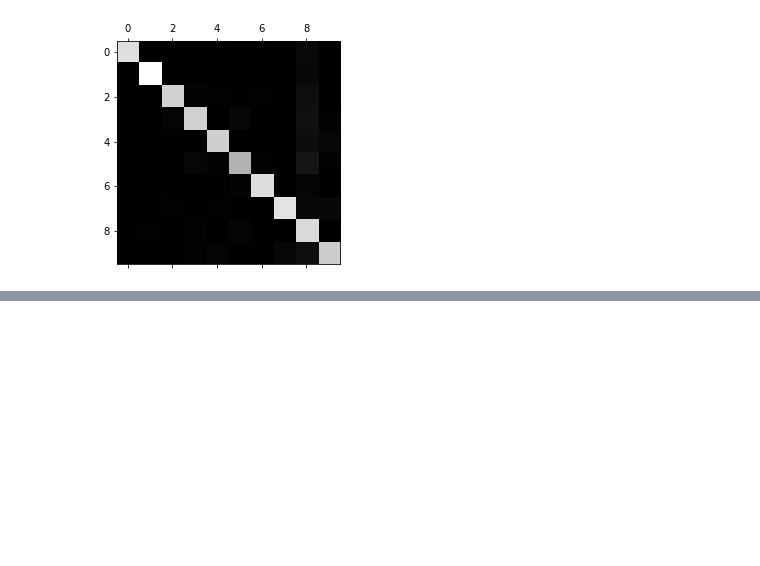
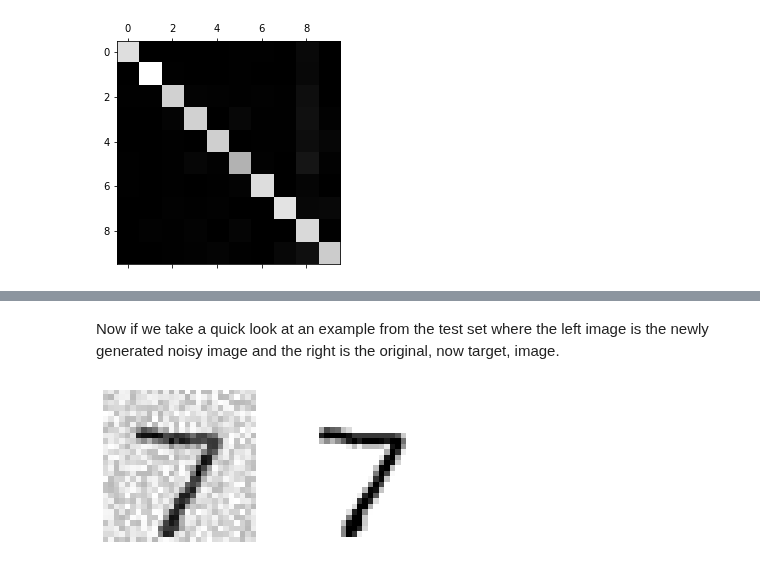
Before and after one commit to mcnewcp/book-geron-ml-sklearn-keras-tensorflow, a Jupyter notebook: 03-classification/03-classification.ipynb, the cells around one changed output, grey strips where cells are left out. Cells and saved outputs as stored; diff of their text form; code cells hidden in the pictures; blank space fills up the shorter version.

```diff
--- a/03-classification/03-classification.ipynb
+++ b/03-classification/03-classification.ipynb
@@ -358,0 +465,32 @@ Confusion Matrix:
+# %%
+#generate some random noise
+num_rows, num_columns = X_train.shape
+noise = np.random.randint(0, 100, (num_rows, num_columns))
+#add noise to X_train
+X_train_mod = X_train + noise
+
+#generate some random noise
+num_rows, num_columns = X_test.shape
+noise = np.random.randint(0, 100, (num_rows, num_columns))
+#add noise to X_test
+X_test_mod = X_test + noise
+
+#assign original images as target images
+y_train_mod = X_train
+y_test_mod = X_test
+# %% [markdown]
+Now if we take a quick look at an example from the test set where the left image is the newly generated noisy image and the right is the original, now target, image.
+# %%
+#function to make plotting a single digit easier
+def plot_digit(data):
+    image = data.reshape(28, 28)
+    plt.imshow(image, cmap = mpl.cm.binary,
+               interpolation="nearest")
+    plt.axis("off")
+
+some_index = 0
+plt.subplot(121); plot_digit(X_test_mod[some_index])
+plt.subplot(122); plot_digit(y_test_mod[some_index])
+plt.show()
+# %% [output]
+[figure, added]
```
Also changed, not shown: parts of 12 cells of this notebook.
